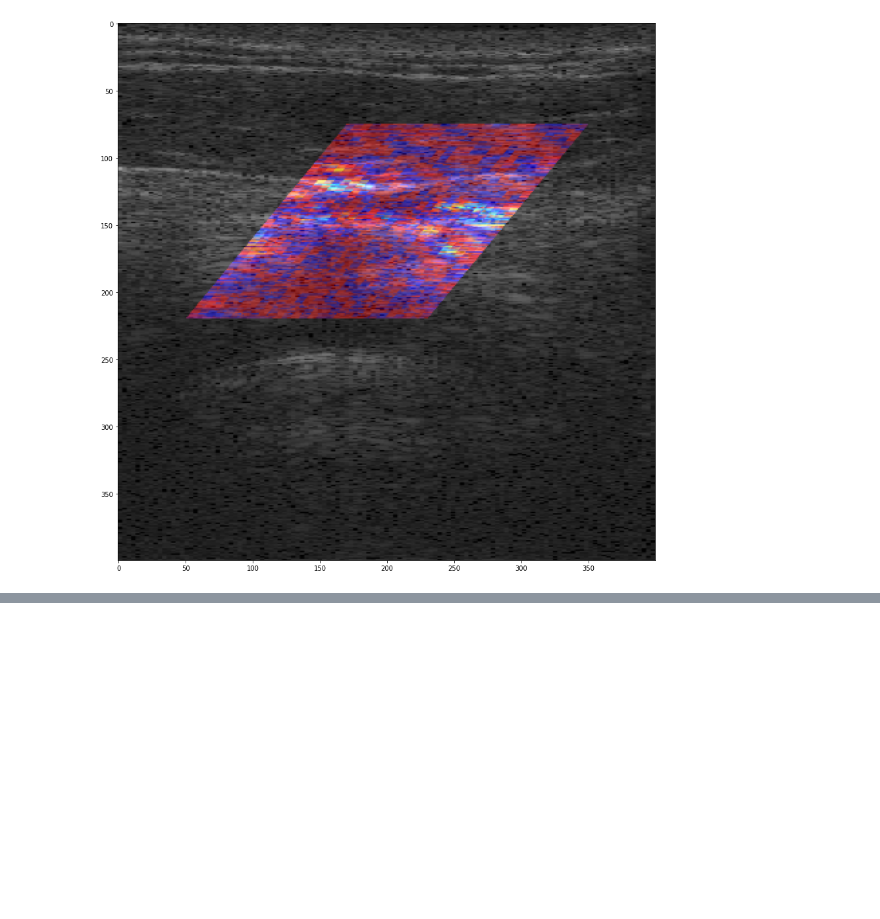
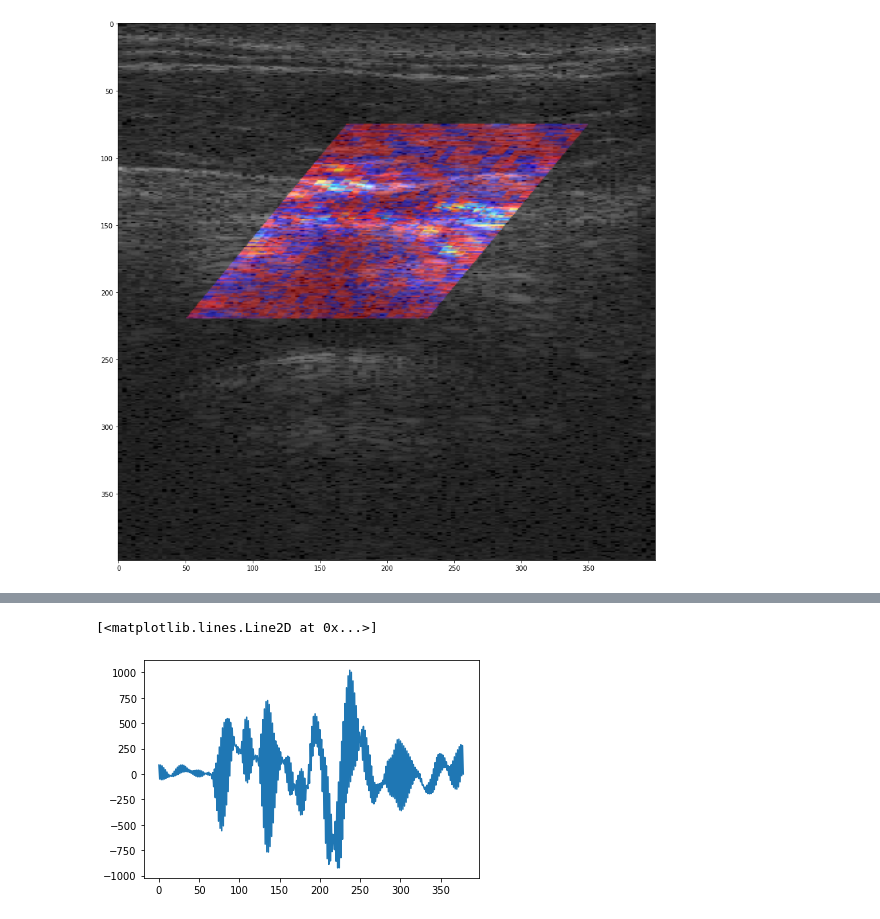
Before and after one commit to kelu124/pyusbus, a Jupyter notebook: experiments/20211031-DopplerGUI.ipynb, the cells around one changed output, grey strips where cells are left out. Drawn from its saved outputs; the diff is of its cells as text; code cells hidden in the pictures; blank space fills up the shorter version.

```diff
--- a/experiments/20211031-DopplerGUI.ipynb
+++ b/experiments/20211031-DopplerGUI.ipynb
@@ -91,0 +99,5 @@ plt.imshow(overlay,cmap= "jet")
+# %%
+plt.plot(DOP.T[0][::2])
+# %% [output]
+[<matplotlib.lines.Line2D at 0x...>]
+[figure, added]
```
Also changed, not shown: parts of 3 cells of this notebook, 1 other file.
